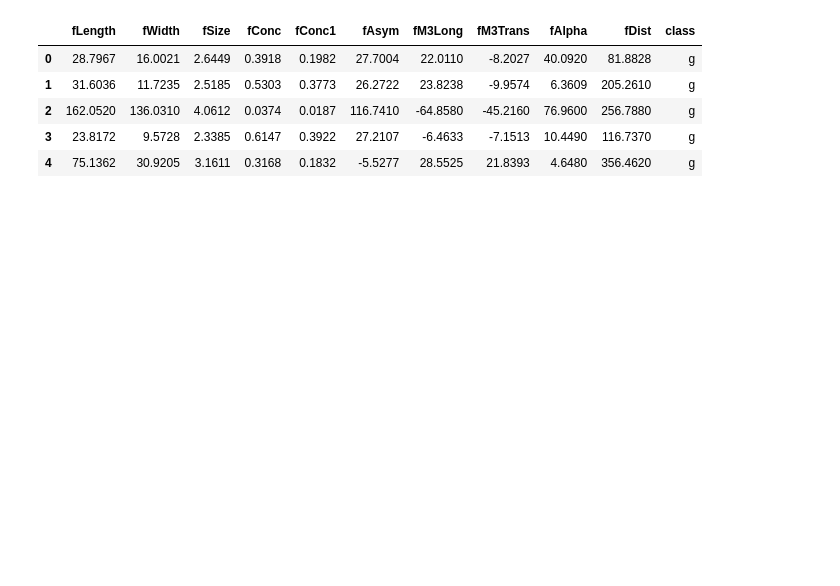
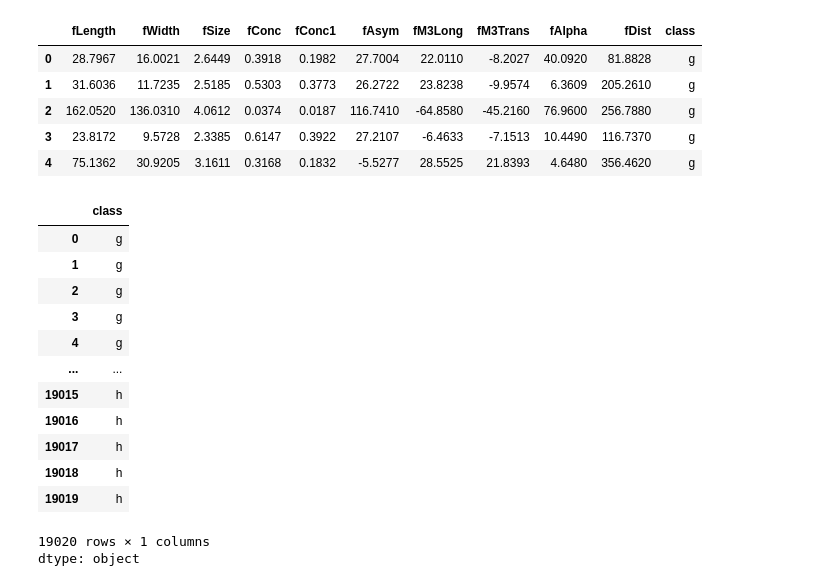
Before and after one commit to Ali-Alinejad/Ai, a Jupyter notebook: Magic.ipynb, the cells around one changed output. Drawn from its saved outputs; the diff is of its cells as text; code cells hidden in the pictures; blank space fills up the shorter version.

```diff
--- a/Magic.ipynb
+++ b/Magic.ipynb
@@ -18,4 +17,21 @@ df.head()
 | 2 | 162.0520 | 136.0310 | 4.0612 | 0.0374 | 0.0187 | 116.7410 | -64.8580 | -45.2160 | 76.9600 | 256.7880 | g |
 | 3 | 23.8172 | 9.5728 | 2.3385 | 0.6147 | 0.3922 | 27.2107 | -6.4633 | -7.1513 | 10.4490 | 116.7370 | g |
 | 4 | 75.1362 | 30.9205 | 3.1611 | 0.3168 | 0.1832 | -5.5277 | 28.5525 | 21.8393 | 4.6480 | 356.4620 | g |
+# %%
+df['class']
+# %% [output]
+|  | class |
+| 0 | g |
+| 1 | g |
+| 2 | g |
+| 3 | g |
+| 4 | g |
+| ... | ... |
+| 19015 | h |
+| 19016 | h |
+| 19017 | h |
+| 19018 | h |
+| 19019 | h |
+19020 rows × 1 columns
+dtype: object
 # %%
```
Also changed, not shown: parts of 8 cells of this notebook.
